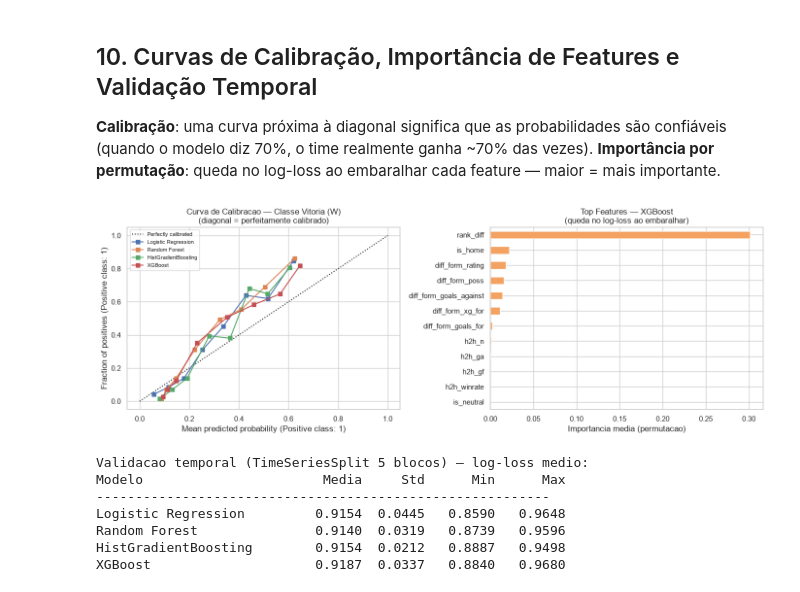
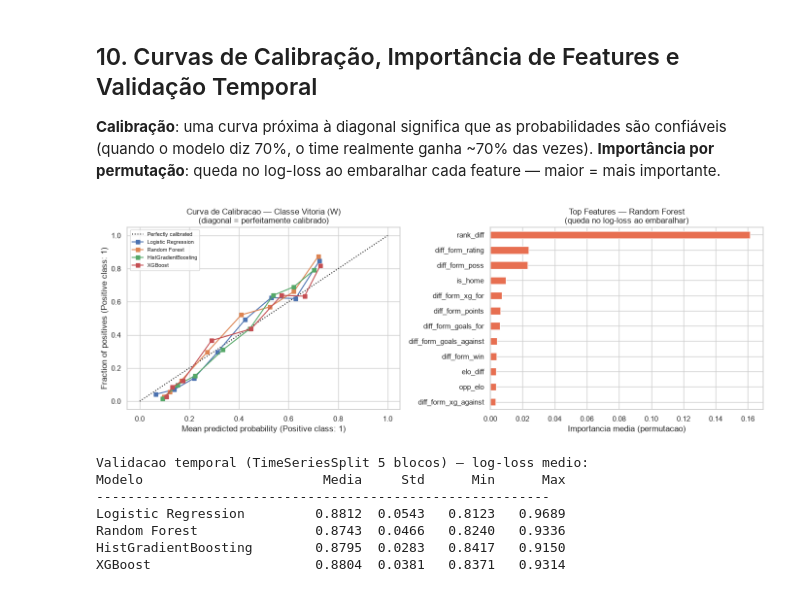
Before and after one commit to Falleiro/PLAnalytics, a Jupyter notebook: notebooks/04_modelagem.ipynb, the cells around one changed output. Cells and saved outputs as stored; diff of their text form; code cells hidden in the pictures.

Commit message:
entrega 4/ relatorio com a descisão do modelo escolhido

```diff
--- a/notebooks/04_modelagem.ipynb
+++ b/notebooks/04_modelagem.ipynb
@@ -57,7 +61,18 @@ except ImportError:
 import warnings; warnings.filterwarnings('ignore')
 
 sns.set_theme(style='whitegrid'); plt.rcParams['figure.figsize'] = (10, 5)
-df = pd.read_csv(Path('../output/worldcup_dataset_clean.csv'), parse_dates=['match_date'])
+
+# Localiza o CSV de entrada: no pacote da entrega fica em data/; no repositorio,
+# em ../output/. Procura nos dois lugares para o notebook rodar nos dois layouts.
+def _find_csv(name='worldcup_dataset_clean.csv'):
+    for p in (Path('data')/name, Path('../output')/name, Path('output')/name, Path(name)):
+        if p.exists():
+            return p
+    raise FileNotFoundError(f'{name} nao encontrado em data/ nem em ../output/')
+
+CSV = _find_csv()
+print('Lendo:', CSV)
+df = pd.read_csv(CSV, parse_dates=['match_date'])
 df = df.sort_values('match_date').reset_index(drop=True)
 print('Eventos:', len(df), '| periodo:', df.match_date.min().date(), '->', df.match_date.max().date())
 print('Competicoes:', df['competition'].nunique() if 'competition' in df.columns else 'n/a', 'unicas')
@@ -255,9 +275,15 @@ Xte, yte = prep(test[FEATURES]),  test['result'].values
 le = LabelEncoder().fit(L['result'])
 ytr_enc, yte_enc = le.transform(ytr), le.transform(yte)
 
-# ── sample_weight = balanceamento de classe × importancia do jogo ─────────────
-w_class = compute_sample_weight('balanced', ytr)
-sw_tr   = w_class * train['match_importance'].values
+# ── sample_weight = SO importancia do jogo (sem rebalancear classe) ───────────
+# A otica dupla (2 linhas/jogo) ja equilibra vitoria/derrota (~39/39). Aplicar
+# compute_sample_weight('balanced') por cima trataria os 3 resultados como
+# equiprovaveis (~33% cada), inflando o EMPATE de ~21% para ~35% medio — um
+# resultado naturalmente RARO no futebol. Isso quebrava a calibracao das
+# probabilidades (o modelo passava a "achar" empate demais). Por isso pesamos
+# cada jogo SO pela importancia da competicao (Copa pesa mais que amistoso),
+# mantendo a taxa-base real do empate. (Mesma escolha do deploy em predict_match.py.)
+sw_tr   = train['match_importance'].values.astype(float)
 
 # ── baseline POR PERSPECTIVA (alvo balanceado) ────────────────────────────────
 labels = sorted(np.unique(ytr))
@@ -482,42 +508,43 @@ best_name = min(results, key=lambda n: results[n]['log_loss'])
 imp = permutation_importance(trained_models[best_name], Xte, yte_enc,
                              n_repeats=15, random_state=42, scoring='neg_log_loss')
 imp_s = (pd.Series(imp.importances_mean, index=FEATURES)
            .sort_values(ascending=False).head(12))
 imp_s.iloc[::-1].plot.barh(ax=ax_imp, color=PALETA.get(best_name,'#264653'))
 ax_imp.set_title(f'Top Features — {best_name}\n(queda no log-loss ao embaralhar)')
 ax_imp.set_xlabel('Importancia media (permutacao)')
 plt.tight_layout(); plt.show()
 
 # ── validacao temporal (5 splits) — prep + sample_weight por fold ─────────────
+# Mesmo peso do treino principal: SO importancia do jogo (sem 'balanced').
 print('\nValidacao temporal (TimeSeriesSplit 5 blocos) — log-loss medio:')
 tscv = TimeSeriesSplit(n_splits=5); ts_lls = {n: [] for n in models_def}
 Ls = L.sort_values('date').reset_index(drop=True)
 
 for tr_i, te_i in tscv.split(Ls):
     tr, te = Ls.iloc[tr_i], Ls.iloc[te_i]
     imp_f = SimpleImputer(strategy='median').fit(tr[FEATURES])
     sc_f  = StandardScaler().fit(imp_f.transform(tr[FEATURES]))
     Xtr_f, Xte_f = sc_f.transform(imp_f.transform(tr[FEATURES])), sc_f.transform(imp_f.transform(te[FEATURES]))
     ytr_f, yte_f = le.transform(tr['result']), le.transform(te['result'])
-    sw_f = compute_sample_weight('balanced', ytr_f) * tr['match_importance'].values
+    sw_f = tr['match_importance'].values.astype(float)
     for name, clf in models_def.items():
         c = CalibratedClassifierCV(clf, method='sigmoid', cv=TimeSeriesSplit(3))
         c.fit(Xtr_f, ytr_f, sample_weight=sw_f)
         ts_lls[name].append(log_loss(yte_f, c.predict_proba(Xte_f), labels=c.classes_))
 
 print(f'{"Modelo":<25}  {"Media":>7}  {"Std":>6}  {"Min":>7}  {"Max":>7}')
 print('-' * 58)
 for name, lls in ts_lls.items():
     print(f'{name:<25}  {np.mean(lls):>7.4f}  {np.std(lls):>6.4f}  {np.min(lls):>7.4f}  {np.max(lls):>7.4f}')
 # %% [output]
-[figure, old version]
+[figure, new version]
 Validacao temporal (TimeSeriesSplit 5 blocos) — log-loss medio:
 Modelo                       Media     Std      Min      Max
 ----------------------------------------------------------
-Logistic Regression         0.9154  0.0445   0.8590   0.9648
-Random Forest               0.9140  0.0319   0.8739   0.9596
-HistGradientBoosting        0.9154  0.0212   0.8887   0.9498
-XGBoost                     0.9187  0.0337   0.8840   0.9680
+Logistic Regression         0.8812  0.0543   0.8123   0.9689
+Random Forest               0.8743  0.0466   0.8240   0.9336
+HistGradientBoosting        0.8795  0.0283   0.8417   0.9150
+XGBoost                     0.8804  0.0381   0.8371   0.9314
 # %% [markdown]
 ### Conclusão e próximos passos
 
```
Also changed, not shown: parts of 10 cells of this notebook, 4 other files.
